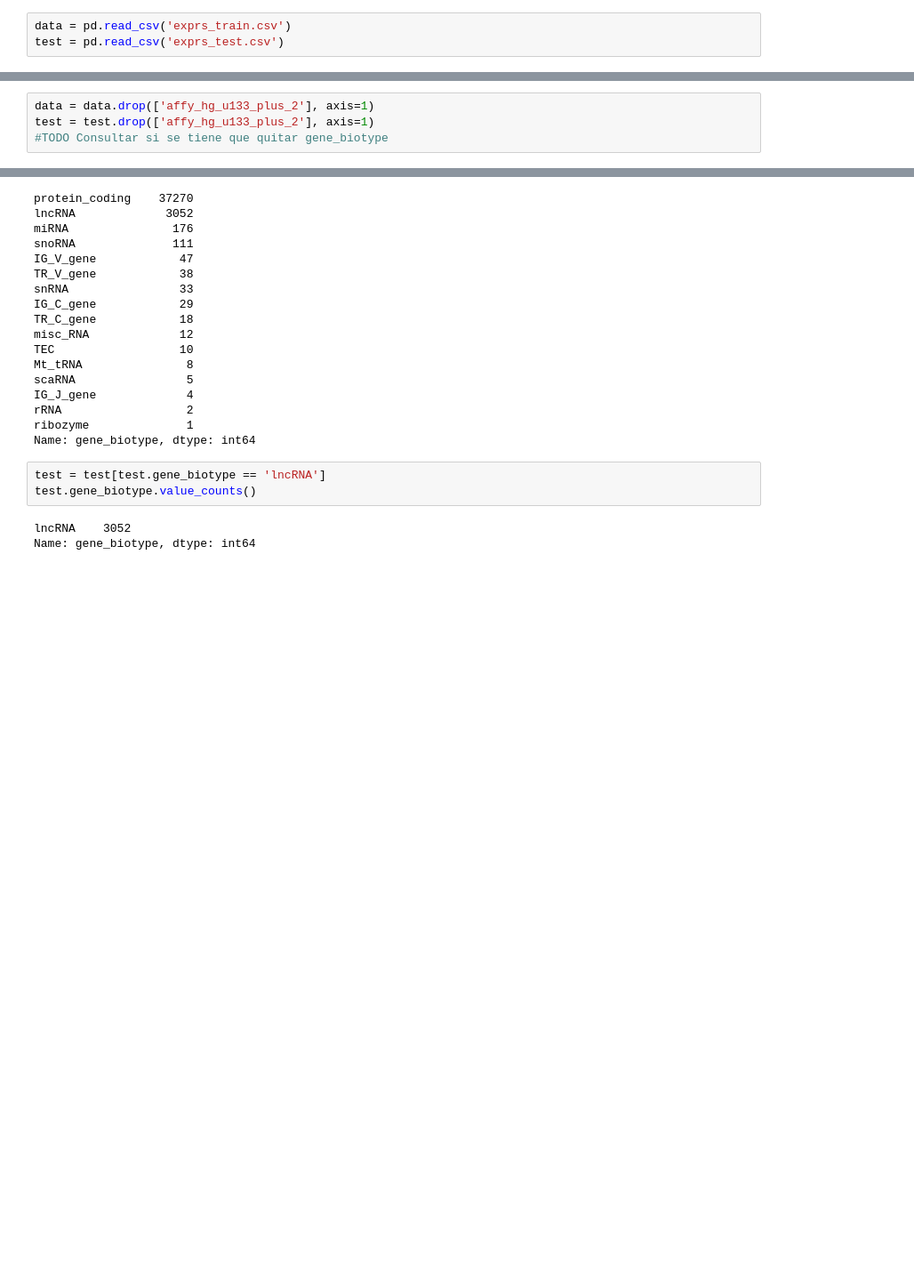
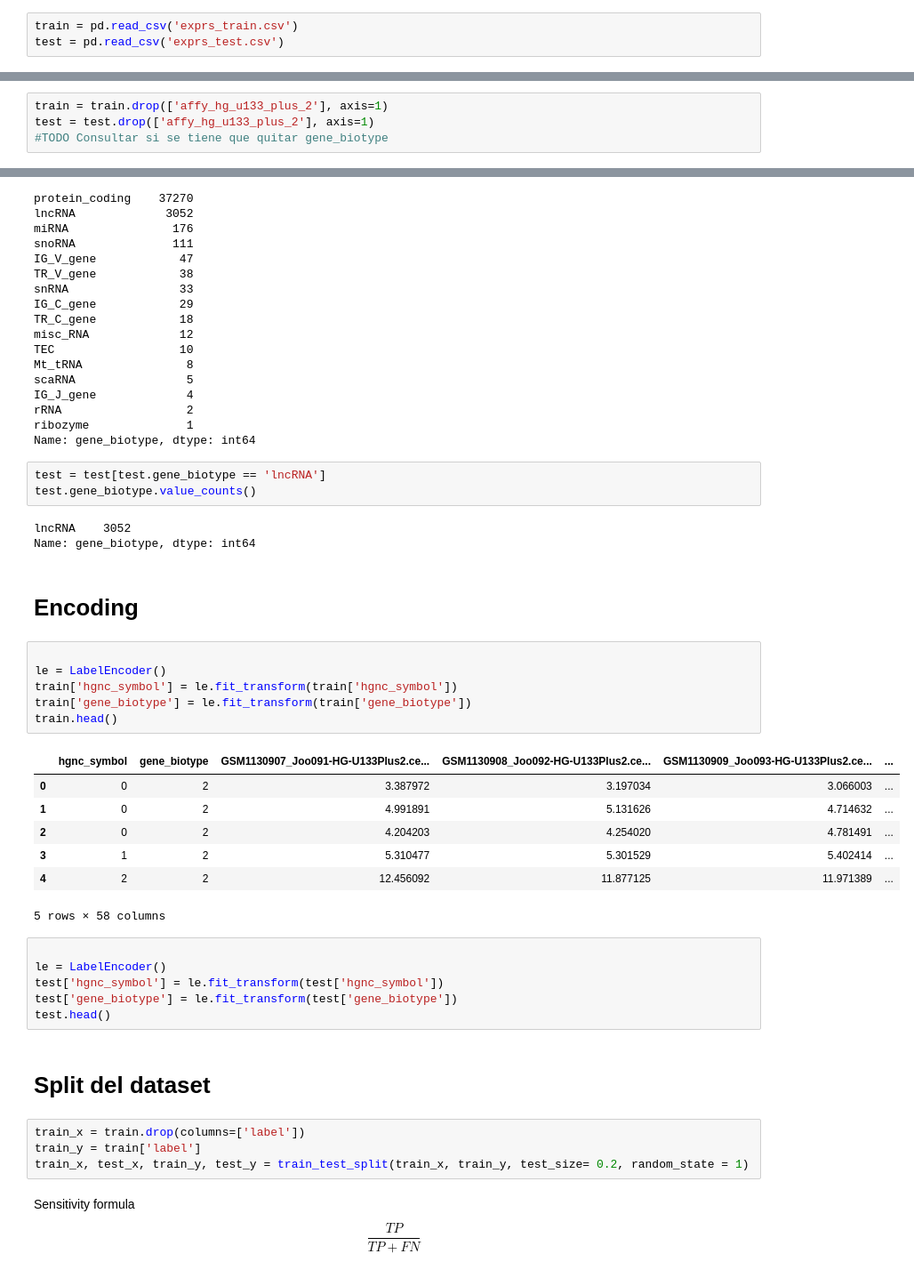
Before and after one commit to pabchg1999/thalassemia_identifier, a Jupyter notebook: processor.ipynb, the cells around one changed output, grey strips where cells are left out. Shown at 89% size. Drawn from its saved outputs; the diff is of its cells as text; blank space fills up the shorter version.

Commit message:
Agrega prototipo de random forest (grupal)

```diff
--- a/processor.ipynb
+++ b/processor.ipynb
@@ -4,3 +11,3 @@ import pandas as pd
 # %%
-data = pd.read_csv('exprs_train.csv')
+train = pd.read_csv('exprs_train.csv')
 test = pd.read_csv('exprs_test.csv')
@@ -15,7 +24,7 @@ data.head()
 | 4 | AFFX-HSAC07/X00351_M_at | ACTB | protein_coding | 12.456092 | 11.877125 | ... |
 5 rows × 59 columns
 # %%
-data = data.drop(['affy_hg_u133_plus_2'], axis=1)
+train = train.drop(['affy_hg_u133_plus_2'], axis=1)
 test = test.drop(['affy_hg_u133_plus_2'], axis=1)
 #TODO Consultar si se tiene que quitar gene_biotype
 # %%
@@ -106,3 +115,33 @@ test.gene_biotype.value_counts()
 # %% [output]
 lncRNA    3052
 Name: gene_biotype, dtype: int64
+# %% [markdown]
+# Encoding
+# %%
+
+le = LabelEncoder()
+train['hgnc_symbol'] = le.fit_transform(train['hgnc_symbol'])
+train['gene_biotype'] = le.fit_transform(train['gene_biotype'])
+train.head()
+# %% [output]
+|  | hgnc_symbol | gene_biotype | GSM1130907_Joo091-HG-U133Plus2.ce... | GSM1130908_Joo092-HG-U133Plus2.ce... | GSM1130909_Joo093-HG-U133Plus2.ce... | ... |
+| 0 | 0 | 2 | 3.387972 | 3.197034 | 3.066003 | ... |
+| 1 | 0 | 2 | 4.991891 | 5.131626 | 4.714632 | ... |
+| 2 | 0 | 2 | 4.204203 | 4.254020 | 4.781491 | ... |
+| 3 | 1 | 2 | 5.310477 | 5.301529 | 5.402414 | ... |
+| 4 | 2 | 2 | 12.456092 | 11.877125 | 11.971389 | ... |
+5 rows × 58 columns
+# %%
+
+le = LabelEncoder()
+test['hgnc_symbol'] = le.fit_transform(test['hgnc_symbol'])
+test['gene_biotype'] = le.fit_transform(test['gene_biotype'])
+test.head()
+# %% [markdown]
+# Split del dataset
+# %%
+train_x = train.drop(columns=['label'])
+train_y = train['label']
+train_x, test_x, train_y, test_y = train_test_split(train_x, train_y, test_size= 0.2, random_state = 1)
+# %% [markdown]
+Sensitivity formula $$ \frac{TP}{TP+FN}$$
```
Also changed, not shown: parts of 9 cells of this notebook.
